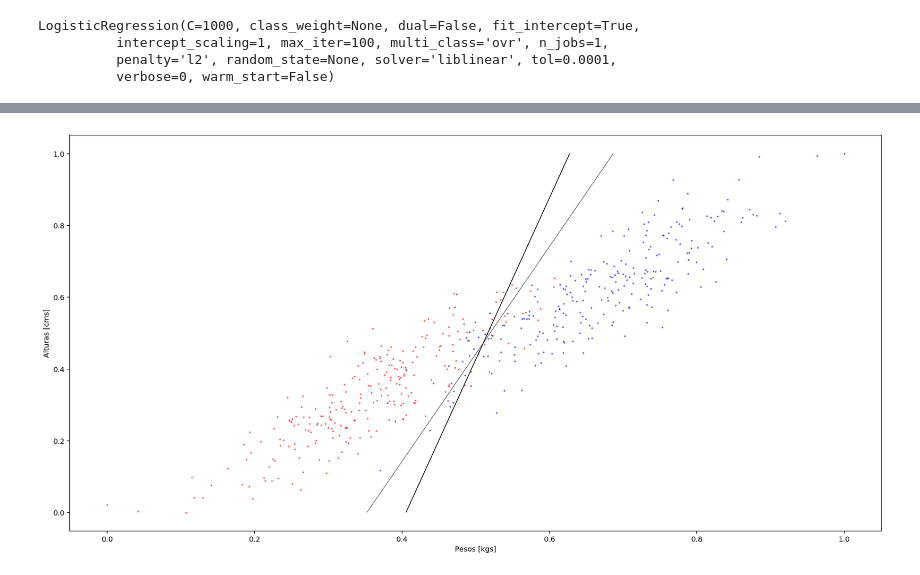
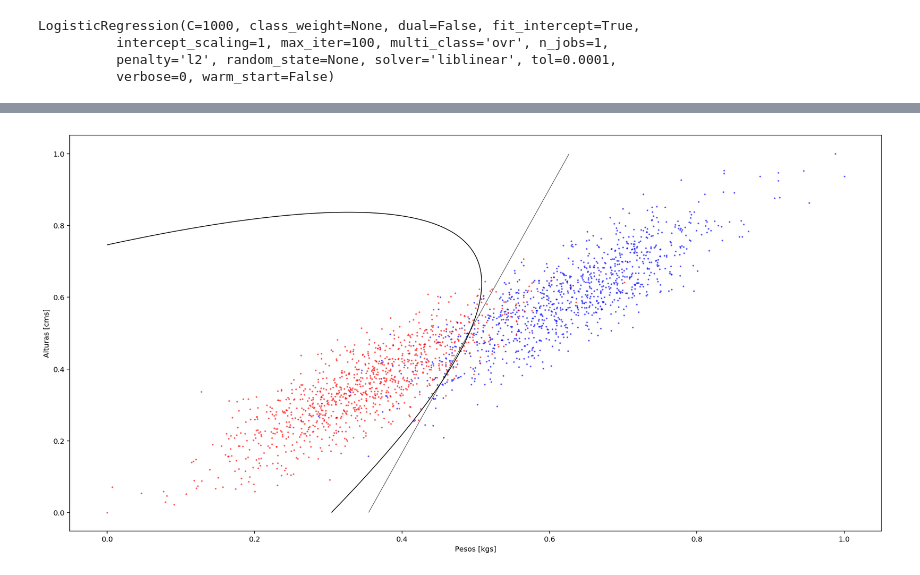
Before and after one commit to jganzabal/udemy_intro_prob, a Jupyter notebook: regularizacion.ipynb, the cells around one changed output, grey strips where cells are left out. Cells and saved outputs as stored; diff of their text form; code cells hidden in the pictures.

```diff
--- a/regularizacion.ipynb
+++ b/regularizacion.ipynb
@@ -13,7 +16,7 @@ from matplotlib import pyplot as plt
 import pandas as pd
 from collections import Counter
 # %%
-data = pd.read_csv('data/alturas-pesos-mils-train.csv')[:50]
+data = pd.read_csv('data/alturas-pesos-mils-train.csv')[:2000]
 # %%
 from sklearn.preprocessing import MinMaxScaler
 normalizeData = MinMaxScaler()
@@ -130,7 +133,7 @@ class PlotBoundary(keras.callbacks.Callback):
             self.plotBoundary()
         return
 # %%
-degree=1
+degree=2
 X_train_pol = get_polynimial_set(X_train, degree=degree, bias=False)
 # %%
 model = Sequential()
@@ -149,7 +152,7 @@ _________________________________________________________________
 # %%
 # Lineal: Adam lr=5 se ve inercia (len_data=500)
 # Grado 10: Adam lr=1, luego de 5000 epochs oscila (len_data=50), se baja a lr=0.1 converge
-model.compile(loss='binary_crossentropy', optimizer=Adam(lr=0.1), metrics=['accuracy'])
+model.compile(loss='binary_crossentropy', optimizer=Adam(lr=5), metrics=['accuracy'])
 # %%
 batch_size = int(len(X_train_pol)/1)
 # %%
@@ -188,28 +188,28 @@ model.evaluate(X_train, labels)
 # %%
 %matplotlib inline
 N = 300
 X = np.linspace(mins[0], maxs[0], N)
 Y = np.linspace(mins[1], maxs[1], N)
 X, Y = np.meshgrid(X, Y)
 
-Z_nn = model.predict_proba(np.c_[X.flatten(), Y.flatten()])[:, 0]
+Z_nn = model.predict_proba(get_polynimial_set(np.c_[X.flatten(), Y.flatten()], degree))[:, 0]
 Z_lr = log_Reg.predict_proba(np.c_[X.flatten(), Y.flatten()])[:, 0]
 
 # Put the result into a color plot
 Z_lr = Z_lr.reshape(X.shape)
 Z_nn = Z_nn.reshape(X.shape)
 
 fig = plt.figure(figsize=(20,10))
 ax = fig.gca()
 cm = plt.cm.RdBu
 #cf = ax.contourf(X, Y, Z_lr, 256, alpha=.5, vmin=0., vmax=1., cmap=cm)
 ax.contour(X, Y, Z_lr, (0.5,), colors='k', linewidths=0.5)
 ax.contour(X, Y, Z_nn, (0.5,), colors='k', linewidths=1)
 ax.scatter(data_hombres[:,0], data_hombres[:,1], color='b', s=2, alpha=0.5)
 ax.scatter(data_mujeres[:,0], data_mujeres[:,1], color='r', s=2, alpha=0.5)
 ax.set_ylabel('Alturas [cms]')
 ax.set_xlabel('Pesos [kgs]')
 #plt.colorbar(cf, ax=ax)
 plt.show()
 # %% [output]
-[figure, old version]
+[figure, new version]
```
Also changed, not shown: parts of 9 cells of this notebook, 28 other files.
